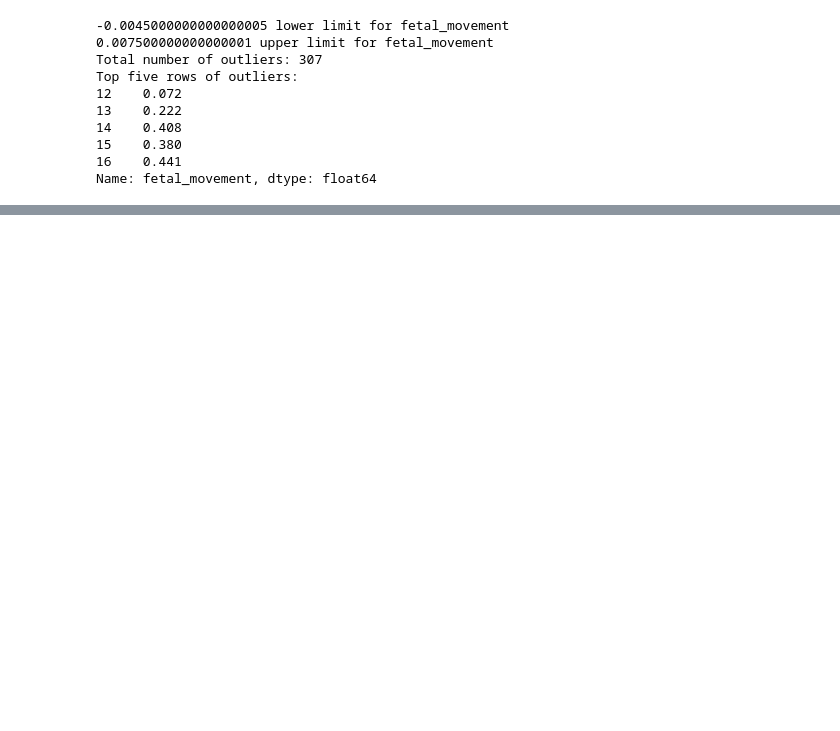
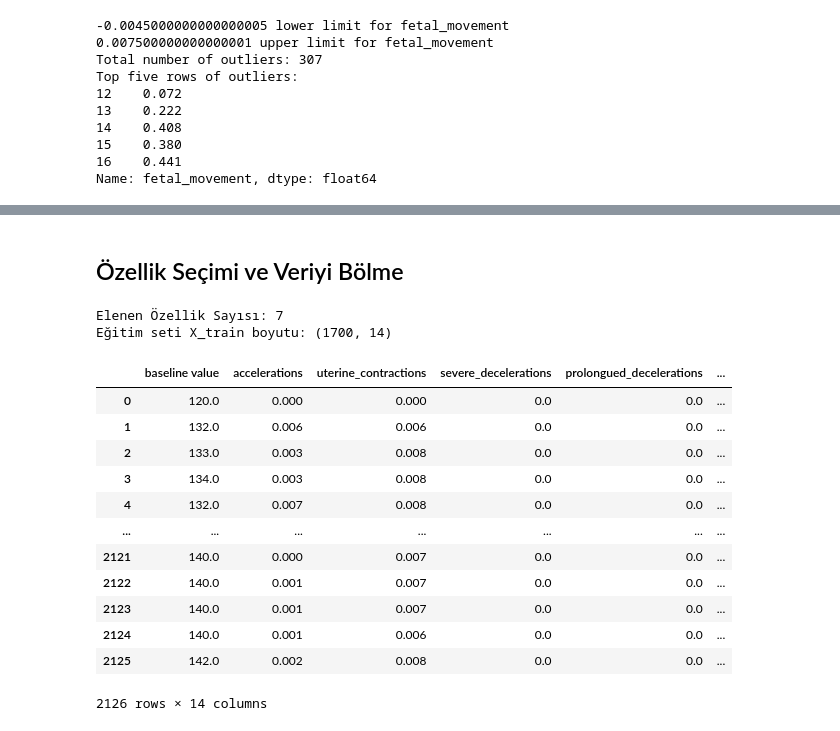
Before and after one commit to EserPoyraz/Comparison-of-Bayesian-Parameter-Estimation-and-Support-Vector-Machines-SVM-, a Jupyter notebook: data_search.ipynb, the cells around one changed output, grey strips where cells are left out. Drawn from its saved outputs; the diff is of its cells as text; code cells hidden in the pictures; blank space fills up the shorter version.

```diff
--- a/data_search.ipynb
+++ b/data_search.ipynb
@@ -165,0 +203,4 @@ Name: fetal_movement, dtype: float64
+# %%
+Correlations = df.corr()['fetal_health'].sort_values(ascending=False)
+print("Hedef Sınıf (fetal_health) ile korelasyonlar:\n")
+print(Correlations)
@@ -165,0 +225,34 @@ Name: fetal_movement, dtype: float64
+# %% [markdown]
+## Özellik Seçimi ve Veriyi Bölme
+# %%
+from sklearn.model_selection import train_test_split
+
+zayıf_ozellikler= Correlations[abs(Correlations) <0.1].index
+df_secilmis = df.drop(columns= zayıf_ozellikler)
+
+#Hedef değişken(y) ve yeni seçilmiş özellikler(X)
+X = df_secilmis.drop('fetal_health', axis=1)
+y = df_secilmis['fetal_health']
+
+X_train, X_test, y_train, y_test =train_test_split(X, y, test_size= 0.2, random_state= 42, stratify=y)
+print(f'Elenen Özellik Sayısı: {len(zayıf_ozellikler)}')
+print(f'Eğitim seti X_train boyutu: {X_train.shape}')
+# %% [output]
+Elenen Özellik Sayısı: 7
+Eğitim seti X_train boyutu: (1700, 14)
+# %%
+X
+# %% [output]
+|  | baseline value | accelerations | uterine_contractions | severe_decelerations | prolongued_decelerations | ... |
+| 0 | 120.0 | 0.000 | 0.000 | 0.0 | 0.0 | ... |
+| 1 | 132.0 | 0.006 | 0.006 | 0.0 | 0.0 | ... |
+| 2 | 133.0 | 0.003 | 0.008 | 0.0 | 0.0 | ... |
+| 3 | 134.0 | 0.003 | 0.008 | 0.0 | 0.0 | ... |
+| 4 | 132.0 | 0.007 | 0.008 | 0.0 | 0.0 | ... |
+| ... | ... | ... | ... | ... | ... | ... |
+| 2121 | 140.0 | 0.000 | 0.007 | 0.0 | 0.0 | ... |
+| 2122 | 140.0 | 0.001 | 0.007 | 0.0 | 0.0 | ... |
+| 2123 | 140.0 | 0.001 | 0.007 | 0.0 | 0.0 | ... |
+| 2124 | 140.0 | 0.001 | 0.006 | 0.0 | 0.0 | ... |
+| 2125 | 142.0 | 0.002 | 0.008 | 0.0 | 0.0 | ... |
+2126 rows × 14 columns
```
Also changed, not shown: parts of 17 cells of this notebook, 1 other file.
